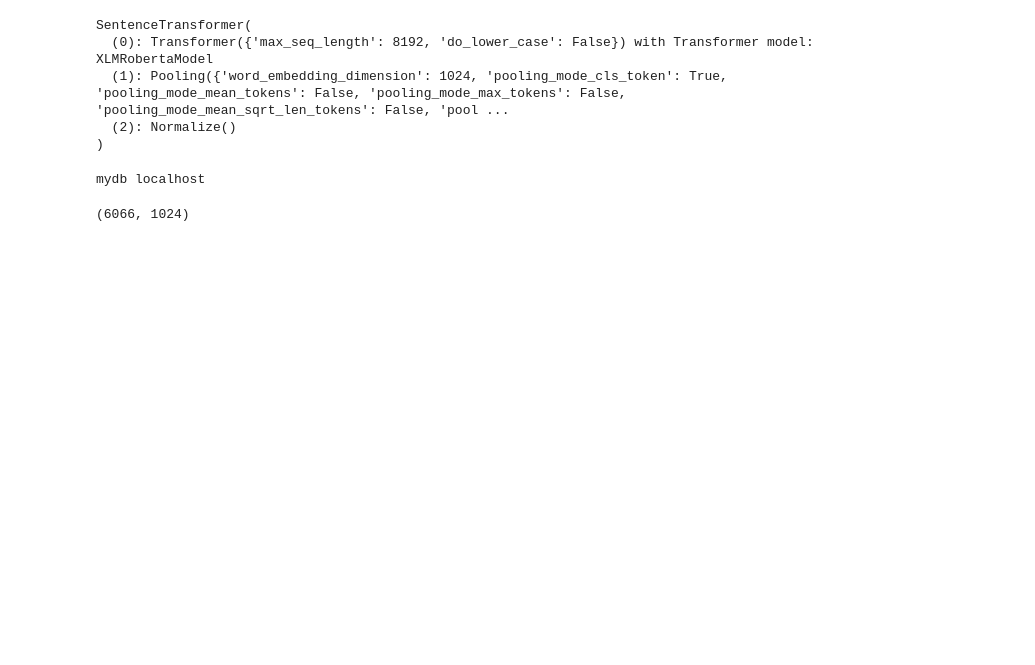
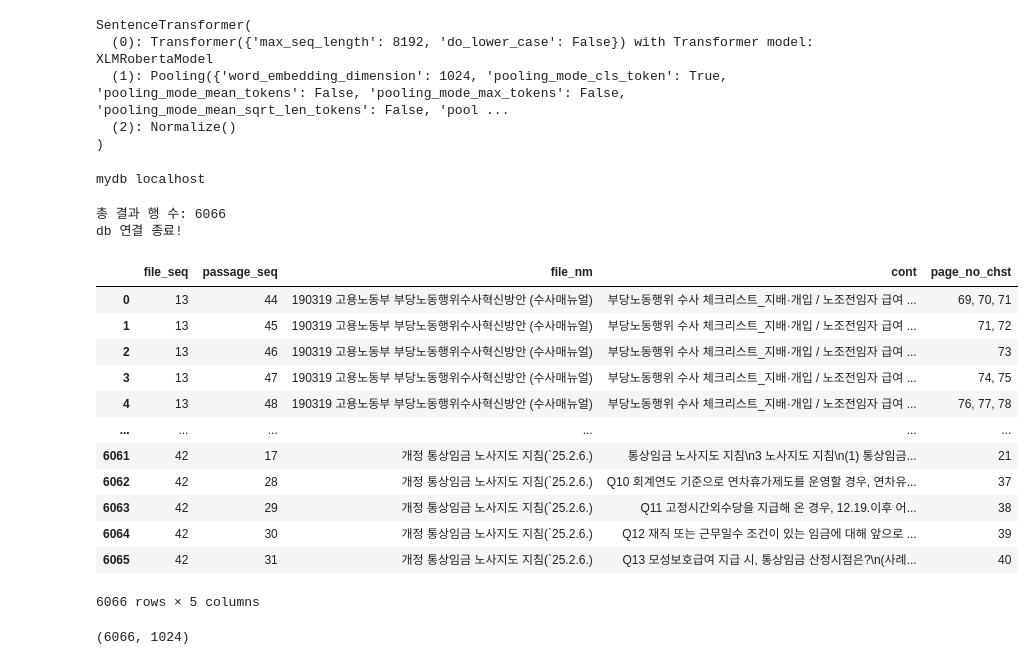
Before and after one commit to GitRani/adaptive-rag-public, a Jupyter notebook: unit_test/semantic_data_insert.ipynb, the cells around one changed output. Saved outputs shown, nothing was run; the diff lists cells and outputs as text; code cells hidden in the pictures; blank space fills up the shorter version.

```diff
--- a/unit_test/semantic_data_insert.ipynb
+++ b/unit_test/semantic_data_insert.ipynb
@@ -83,34 +99,50 @@ conn = psycopg2.connect(
     )
 
 try:
     # 비밀번호 없이 연결
     with conn.cursor() as cursor:
         cursor = conn.cursor()
         cursor.execute("""
-                       SELECT tf01.file_nm, tf02.cont, tf02.page_no_chst
+                       SELECT tf02.file_seq, tf02.passage_seq, tf01.file_nm, tf02.cont, tf02.page_no_chst
                        FROM tragfile0100 AS tf01
                        INNER JOIN tragfile0102 AS tf02
                        ON tf01.file_seq = tf02.file_seq;
                        """)
 
         result = cursor.fetchall()
         print(f"총 결과 행 수: {len(result)}")
 
         # 컬럼명 가져오기
         columns = [desc[0] for desc in cursor.description]
 
         # 데이터프레임 변환
         db_df = pd.DataFrame(result, columns=columns)
 
 
 except Exception as e:
     print(f"Error: {e}")
 
 finally:
     conn.close()
     print('db 연결 종료!')
 
 db_df
+# %% [output]
+총 결과 행 수: 6066
+db 연결 종료!
+|  | file_seq | passage_seq | file_nm | cont | page_no_chst |
+| 0 | 13 | 44 | 190319 고용노동부 부당노동행위수사혁신방안 (수사매뉴얼) | 부당노동행위 수사 체크리스트_지배·개입 / 노조전임자 급여 ... | 69, 70, 71 |
+| 1 | 13 | 45 | 190319 고용노동부 부당노동행위수사혁신방안 (수사매뉴얼) | 부당노동행위 수사 체크리스트_지배·개입 / 노조전임자 급여 ... | 71, 72 |
+| 2 | 13 | 46 | 190319 고용노동부 부당노동행위수사혁신방안 (수사매뉴얼) | 부당노동행위 수사 체크리스트_지배·개입 / 노조전임자 급여 ... | 73 |
+| 3 | 13 | 47 | 190319 고용노동부 부당노동행위수사혁신방안 (수사매뉴얼) | 부당노동행위 수사 체크리스트_지배·개입 / 노조전임자 급여 ... | 74, 75 |
+| 4 | 13 | 48 | 190319 고용노동부 부당노동행위수사혁신방안 (수사매뉴얼) | 부당노동행위 수사 체크리스트_지배·개입 / 노조전임자 급여 ... | 76, 77, 78 |
+| ... | ... | ... | ... | ... | ... |
+| 6061 | 42 | 17 | 개정 통상임금 노사지도 지침(`25.2.6.) | 통상임금 노사지도 지침\n3 노사지도 지침\n(1) 통상임금... | 21 |
+| 6062 | 42 | 28 | 개정 통상임금 노사지도 지침(`25.2.6.) | Q10 회계연도 기준으로 연차휴가제도를 운영할 경우, 연차유... | 37 |
+| 6063 | 42 | 29 | 개정 통상임금 노사지도 지침(`25.2.6.) | Q11 고정시간외수당을 지급해 온 경우, 12.19.이후 어... | 38 |
+| 6064 | 42 | 30 | 개정 통상임금 노사지도 지침(`25.2.6.) | Q12 재직 또는 근무일수 조건이 있는 임금에 대해 앞으로 ... | 39 |
+| 6065 | 42 | 31 | 개정 통상임금 노사지도 지침(`25.2.6.) | Q13 모성보호급여 지급 시, 통상임금 산정시점은?\n(사례... | 40 |
+6066 rows × 5 columns
 # %%
 # 메모리 관리 반영된 임베딩 코드
 import torch
```
Also changed, not shown: parts of 3 cells of this notebook, 6 other files.
